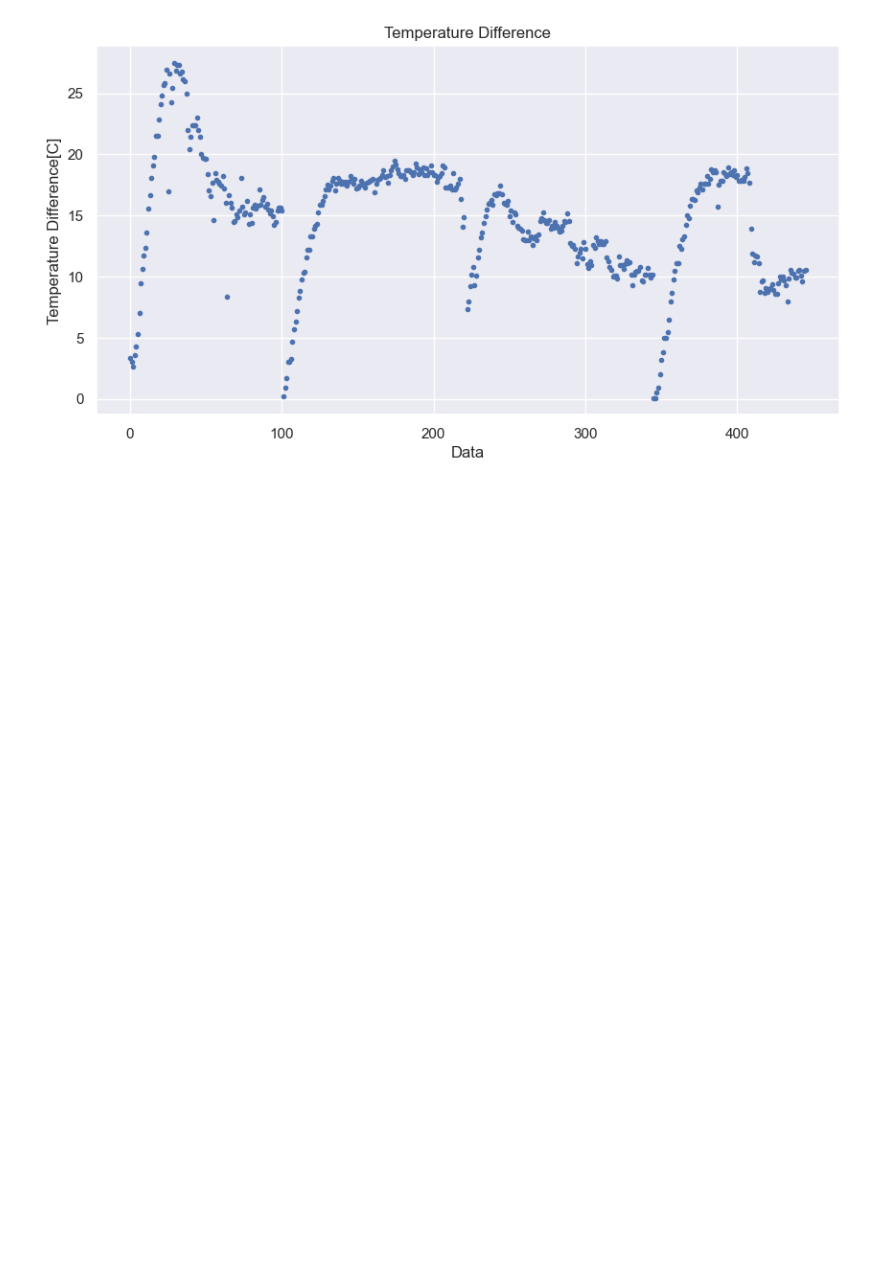
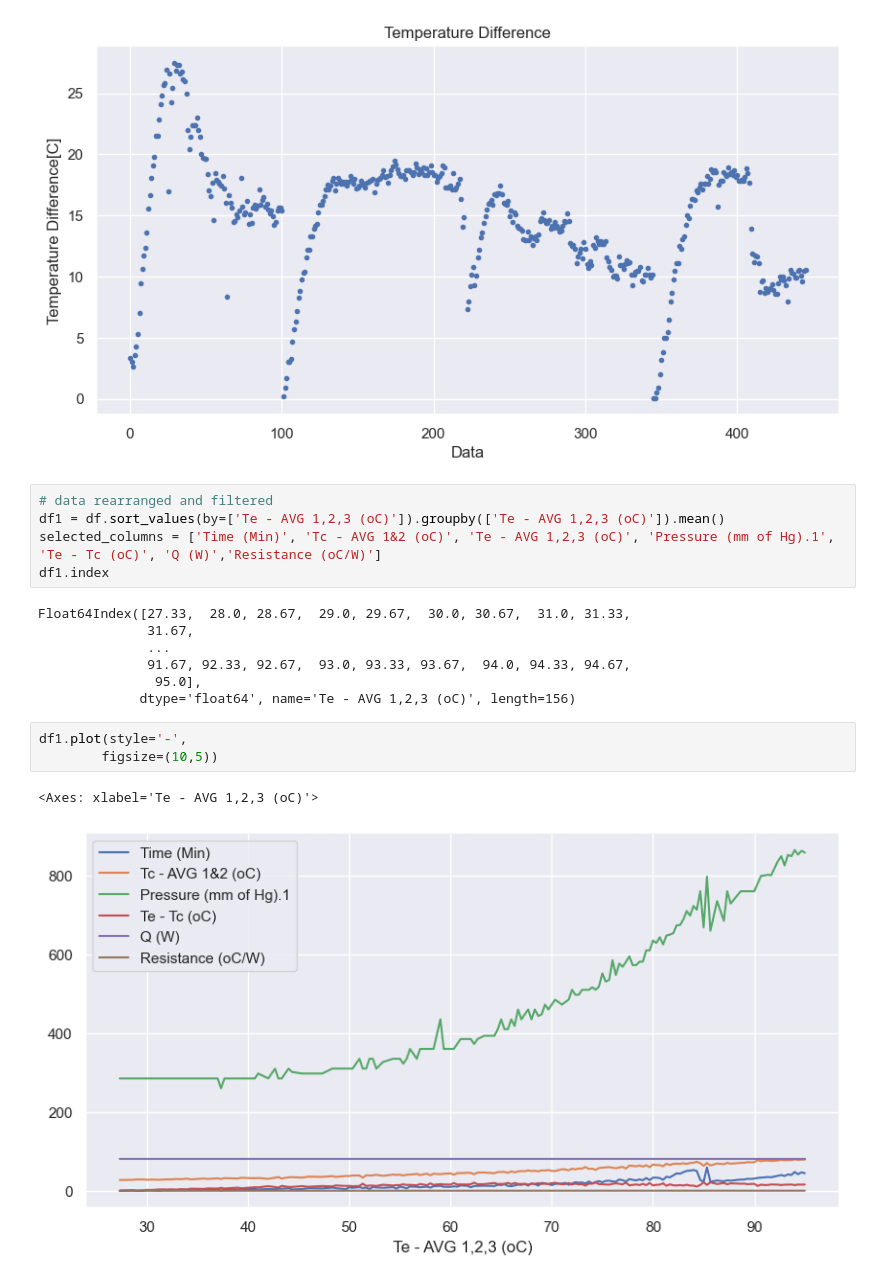
Before and after one commit to nirmalparmarphd/PulseHeatPipe, a Jupyter notebook: data_prep.ipynb, the cells around one changed output. Saved outputs shown, nothing was run; the diff lists cells and outputs as text; blank space fills up the shorter version.

```diff
--- a/data_prep.ipynb
+++ b/data_prep.ipynb
@@ -108,3 +89,21 @@ df['Te - Tc (oC)'].plot(style='.',
 # %% [output]
 <Axes: title={'center': 'Temperature Difference'}, xlabel='Data', ylabel='Temperature Difference[C]'>
 [figure]
+# %%
+# data rearranged and filtered
+df1 = df.sort_values(by=['Te - AVG 1,2,3 (oC)']).groupby(['Te - AVG 1,2,3 (oC)']).mean()
+selected_columns = ['Time (Min)', 'Tc - AVG 1&2 (oC)', 'Te - AVG 1,2,3 (oC)', 'Pressure (mm of Hg).1', 'Te - Tc (oC)', 'Q (W)','Resistance (oC/W)']
+df1.index
+# %% [output]
+Float64Index([27.33,  28.0, 28.67,  29.0, 29.67,  30.0, 30.67,  31.0, 31.33,
+              31.67,
+              ...
+              91.67, 92.33, 92.67,  93.0, 93.33, 93.67,  94.0, 94.33, 94.67,
+               95.0],
+             dtype='float64', name='Te - AVG 1,2,3 (oC)', length=156)
+# %%
+df1.plot(style='-',
+        figsize=(10,5))
+# %% [output]
+<Axes: xlabel='Te - AVG 1,2,3 (oC)'>
+[figure, added]
```
Also changed, not shown: parts of 7 cells of this notebook, 2 other files.
